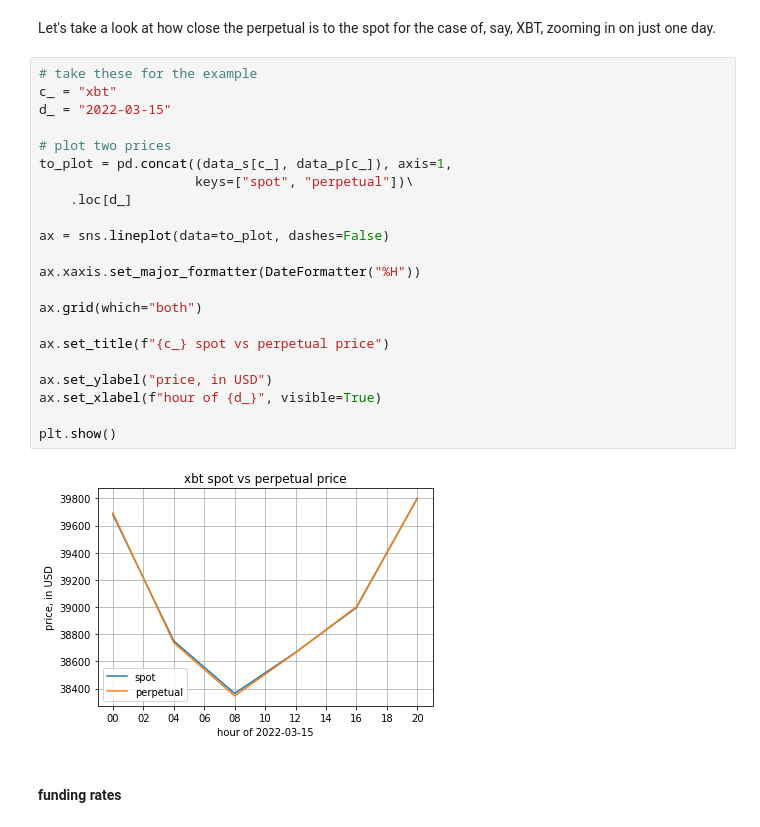
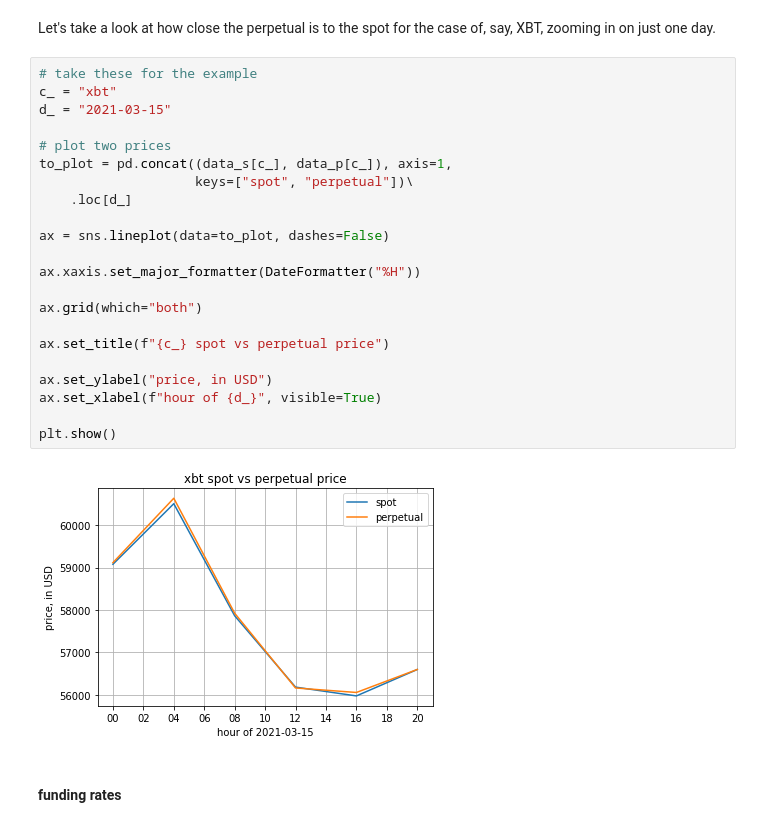
Before and after one commit to ipozdeev/crypto-fx-strategies, a Jupyter notebook: walkthrough.ipynb, the cells around one changed output. Cells and saved outputs as stored; diff of their text form.

```diff
--- a/walkthrough.ipynb
+++ b/walkthrough.ipynb
@@ -223,27 +223,27 @@ Let's take a look at how close the perpetual is to the spot for the case of, say
 # %%
 # take these for the example
 c_ = "xbt"
-d_ = "2022-03-15"
+d_ = "2021-03-15"
 
 # plot two prices
 to_plot = pd.concat((data_s[c_], data_p[c_]), axis=1,
                     keys=["spot", "perpetual"])\
     .loc[d_]
 
 ax = sns.lineplot(data=to_plot, dashes=False)
 
 ax.xaxis.set_major_formatter(DateFormatter("%H"))
 
 ax.grid(which="both")
 
 ax.set_title(f"{c_} spot vs perpetual price")
 
 ax.set_ylabel("price, in USD")
 ax.set_xlabel(f"hour of {d_}", visible=True)
 
 plt.show()
 # %% [output]
-[figure, old version]
+[figure, new version]
 # %% [markdown]
 #### funding rates
 # %%
```
Also changed, not shown: parts of 5 cells of this notebook, 4 other files.
